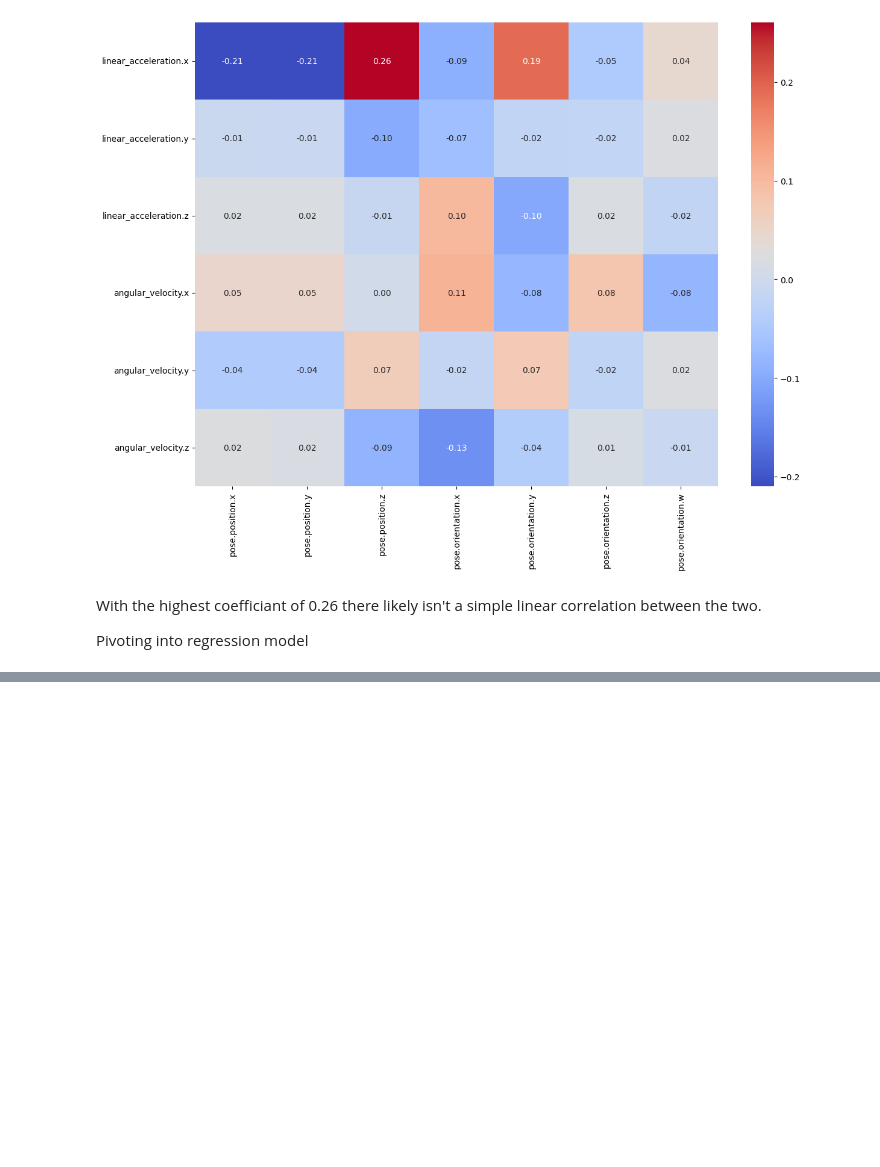
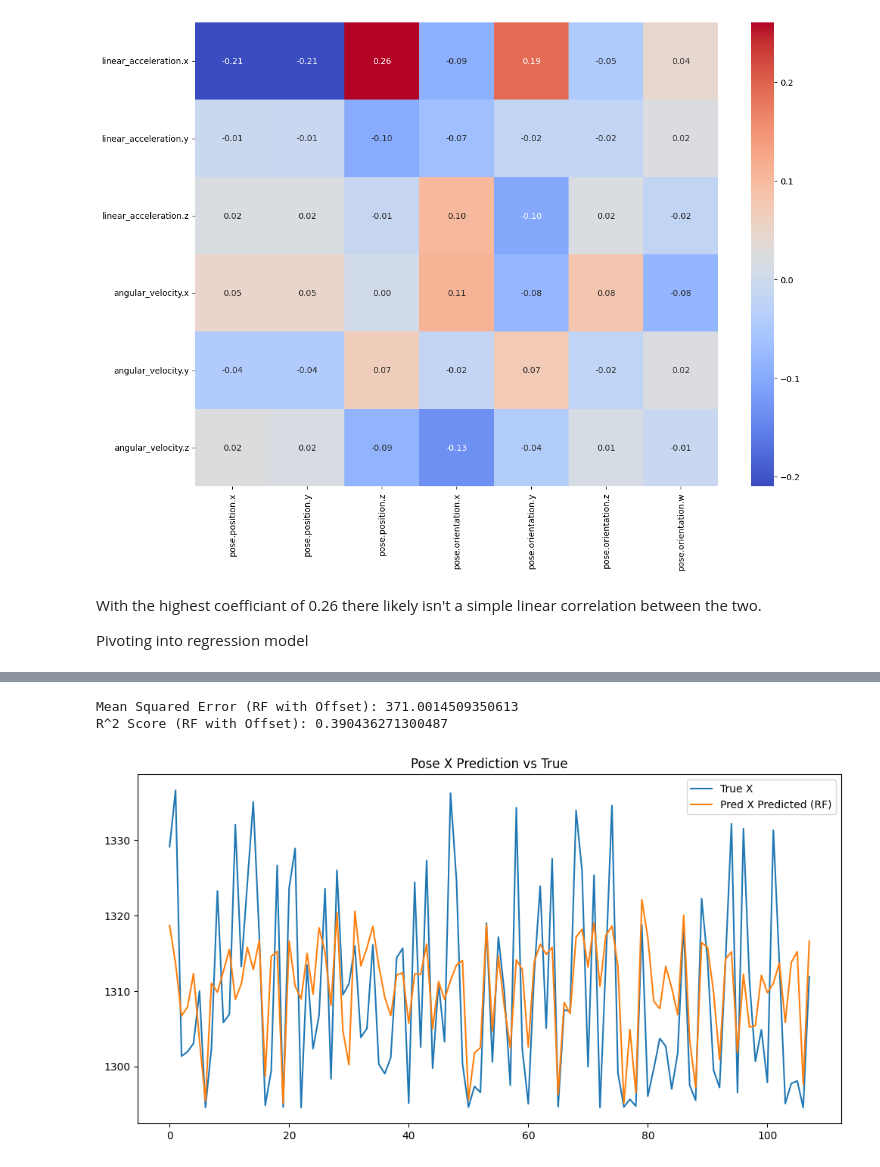
Before and after one commit to tjfisher22/ML-Training-Ford-Vehicle-Data, a Jupyter notebook: Ford_Vehicle_Data/notebooks/explore_data.ipynb, the cells around one changed output, grey strips where cells are left out. Cells and saved outputs as stored; diff of their text form; code cells hidden in the pictures; blank space fills up the shorter version.

```diff
--- a/Ford_Vehicle_Data/notebooks/explore_data.ipynb
+++ b/Ford_Vehicle_Data/notebooks/explore_data.ipynb
@@ -317,0 +375,42 @@ X_train, X_test, y_train, y_test = train_test_split(X, y, test_size=0.2, random_
+# %%
+#number of offsets (in seconds)
+offsets = [1,2,3]
+
+imu_offset_df = df_combined[imu_features + ['Time']].copy()
+
+for offset in offsets:
+    for feature in imu_features:
+        imu_offset_df[f"{feature}_offset_{offset}"] = imu_offset_df[feature].shift(offset)
+
+imu_offset_df.dropna(inplace=True)
+
+y_offset = df_combined.loc[imu_offset_df.index, pose_targets]
+
+X_train, X_test, y_train, y_test = train_test_split(imu_offset_df.drop(columns=['Time']),
+                                                    y_offset, test_size=0.2, random_state=22)
+
+scaler = StandardScaler()
+X_train_scaled = scaler.fit_transform(X_train)
+X_test_scaled = scaler.transform(X_test)
+# %%
+rf_offset = RandomForestRegressor(n_estimators=100, random_state=22)
+rf_offset.fit(X_train_scaled, y_train)
+
+y_pred_offset = rf_offset.predict(X_test_scaled)
+
+mse_offset = mean_squared_error(y_test, y_pred_offset)
+r2_offset = r2_score(y_test, y_pred_offset)
+
+print(f"Mean Squared Error (RF with Offset): {mse_offset}")
+print(f"R^2 Score (RF with Offset): {r2_offset}")
+
+plt.figure(figsize=(12,6))
+plt.plot(y_test["pose.position.x"].values, label="True X")
+plt.plot(y_pred_offset[:,0], label="Pred X Predicted (RF)")
+plt.legend()
+plt.title("Pose X Prediction vs True")
+plt.show()
+# %% [output]
+Mean Squared Error (RF with Offset): 371.0014509350613
+R^2 Score (RF with Offset): 0.390436271300487
+[figure, added]
```
Also changed, not shown: parts of 12 cells of this notebook.
